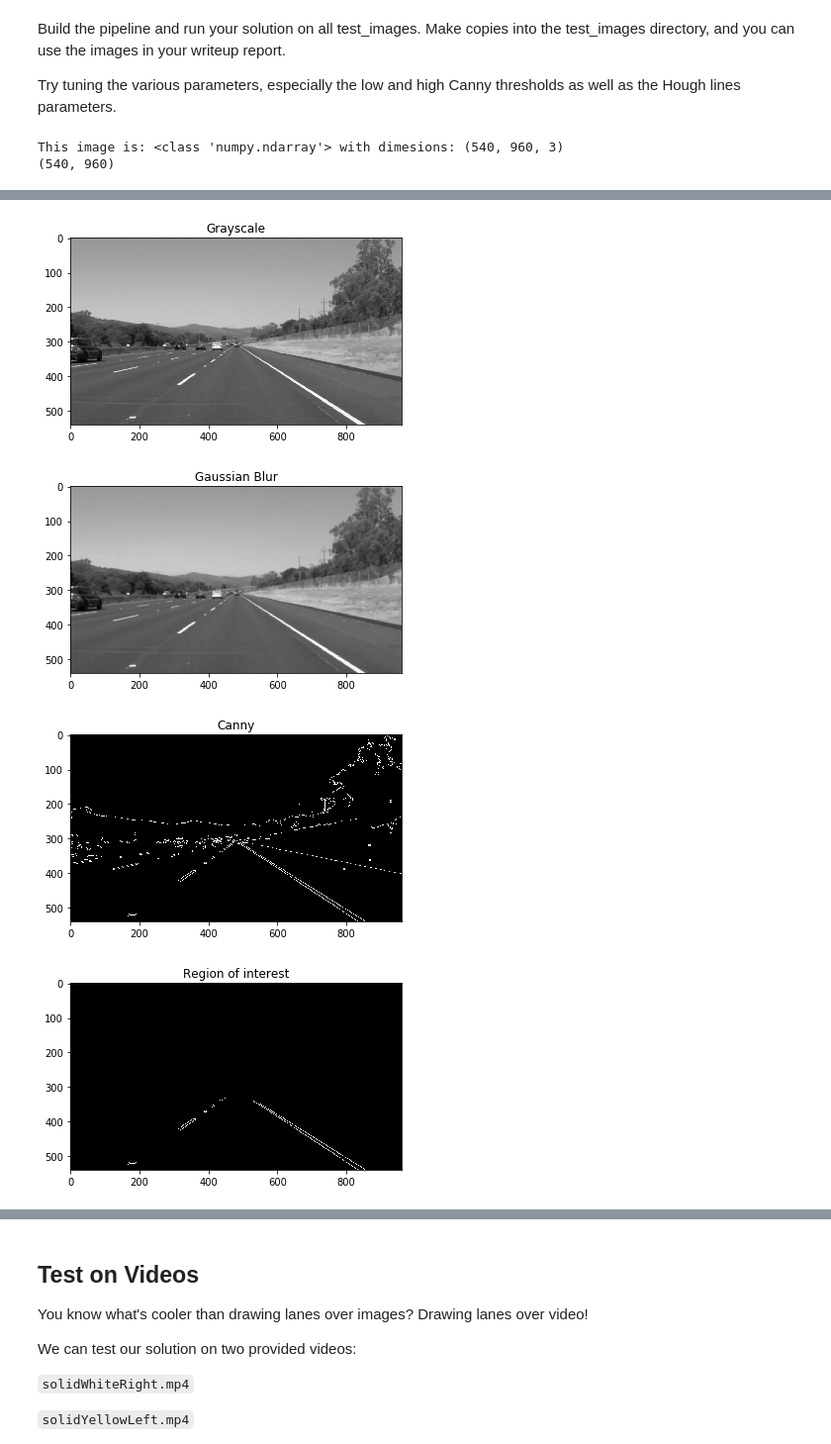
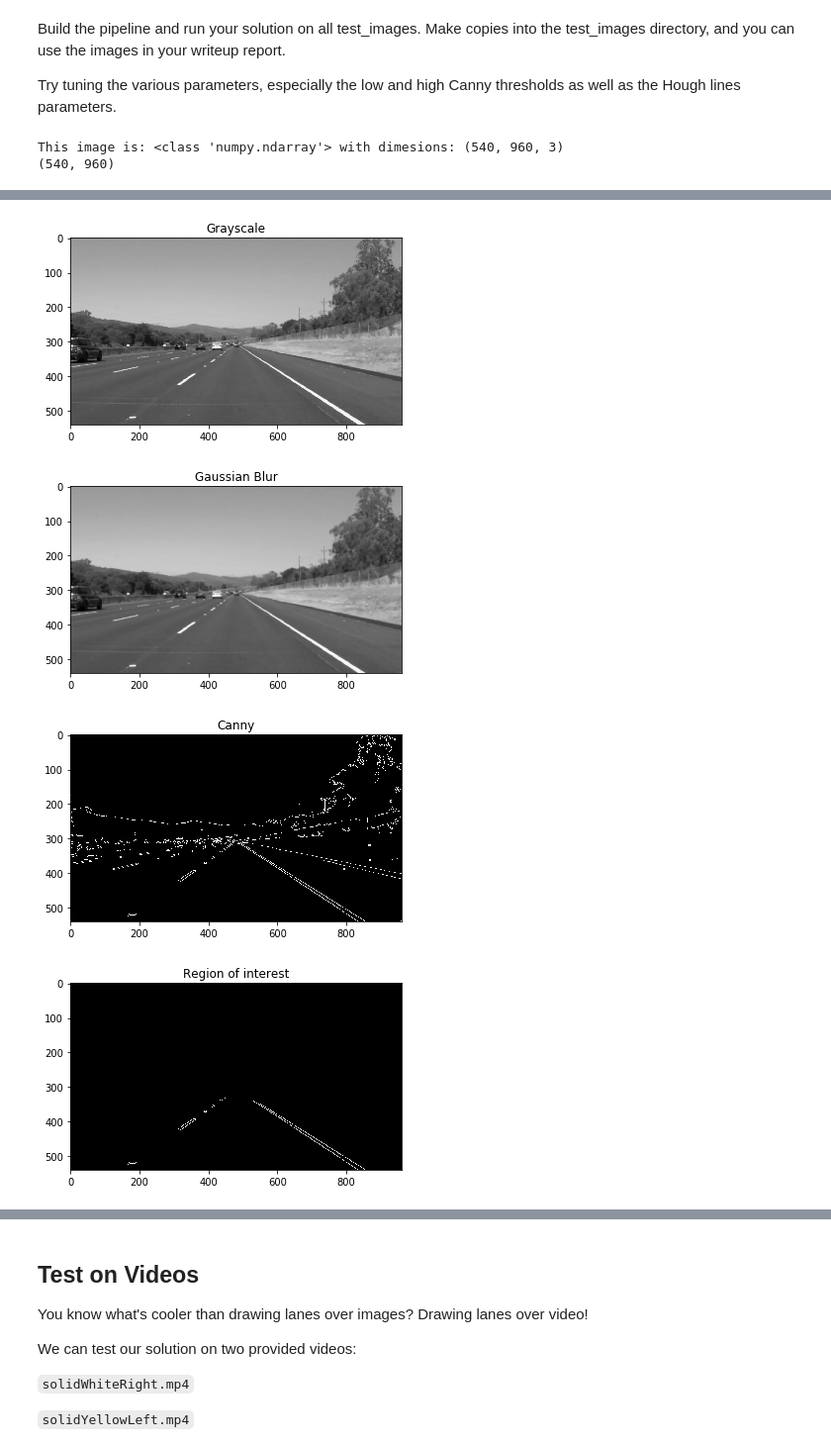
Before and after one commit to Maesla/Finding-Lane-Lines, a Jupyter notebook: mywork.ipynb, the cells around one changed output, grey strips where cells are left out. Shown at 99% size. Cells and saved outputs as stored; diff of their text form; code cells hidden in the pictures.

```diff
--- a/mywork.ipynb
+++ b/mywork.ipynb
@@ -268,7 +275,7 @@ def ToSmoothing(img):
 
 def ToCanny(img):
     low_threshold = 50
-    high_threshold = 150
+    high_threshold = 100
     return canny(img, low_threshold, high_threshold);
 
 def ToRegionOfInterest(img):
@@ -285,14 +292,14 @@ def ToRegionOfInterest(img):
 def ToHoughExtrapolating(img):
     rho = 1 # distance resolution in pixels of the Hough grid
     theta = 1*np.pi/180 # angular resolution in radians of the Hough grid
-    threshold = 50     # minimum number of votes (intersections in Hough grid cell)
-    min_line_length = 10 #minimum number of pixels making up a line
-    max_line_gap = 30    # maximum gap in pixels between connectable line segments
+    threshold = 15     # minimum number of votes (intersections in Hough grid cell)
+    min_line_length = 40 #minimum number of pixels making up a line
+    max_line_gap = 20    # maximum gap in pixels between connectable line segments
 
     return hough_lines_extrapolating(img, rho, theta, threshold, min_line_length, max_line_gap)
 
 #Complete Pipeline
-def DetectLaneLines(img):
+def detect_lane_lines(img):
     grayscale = ToGrayscale(img)
     smooth = ToSmoothing(grayscale)
     canny = ToCanny(smooth)
@@ -320,7 +327,7 @@ images = os.listdir(path)
 #image = mpimg.imread('test_images/solidWhiteRight.jpg')
 image = mpimg.imread(path + images[1])
 
-lane = DetectLaneLines(image)
+lane = detect_lane_lines(image)
 
 #printing out some stats and plotting
 print('This image is:', type(image), 'with dimesions:', image.shape)
@@ -333,7 +340,7 @@ cleanedImage = gaussian_blur(gray, 5);
 PlotGrayImage(cleanedImage, 3, 'Gaussian Blur')
 
 low_threshold = 50
-high_threshold = 150
+high_threshold = 120
 cannyImage = canny(cleanedImage, low_threshold, high_threshold);
 PlotGrayImage(cannyImage, 4, 'Canny')
 
@@ -347,34 +354,34 @@ right_bottom = (width, height)
 left_bottom = (0, height)
 imageMask =  np.array([[left_upper, right_upper, right_bottom, left_bottom]], dtype=np.int32);
 maskedImage = region_of_interest(cannyImage, imageMask);
 PlotGrayImage(maskedImage, 5, 'Region of interest')
 
 
 
 rho = 1 # distance resolution in pixels of the Hough grid
 theta = 1*np.pi/180 # angular resolution in radians of the Hough grid
 threshold = 50     # minimum number of votes (intersections in Hough grid cell)
 min_line_length = 10 #minimum number of pixels making up a line
 max_line_gap = 30    # maximum gap in pixels between connectable line segments
 
 houghImage = hough_lines(maskedImage, rho, theta, threshold, min_line_length, max_line_gap);
 PlotGrayImage(houghImage, 6, 'Hough')
 
 houghImageExtrapolating = hough_lines_extrapolating(maskedImage, rho, theta, threshold, min_line_length, max_line_gap);
 PlotGrayImage(houghImageExtrapolating, 7, 'Hough Extrapolating')
 
 maskedHough = region_of_interest(houghImageExtrapolating, imageMask);
 combined = weighted_img(maskedHough, image)
 
 
 PlotImage(combined, 8, 'Result')
 # %% [output]
 This image is: <class 'numpy.ndarray'> with dimesions: (540, 960, 3)
 (540, 960)
 [figure]
 [figure]
 [figure]
-[figure, old version]
+[figure, new version]
 [figure]
 [figure]
 [figure]
```
Also changed, not shown: parts of 3 cells of this notebook, 1 other file.
